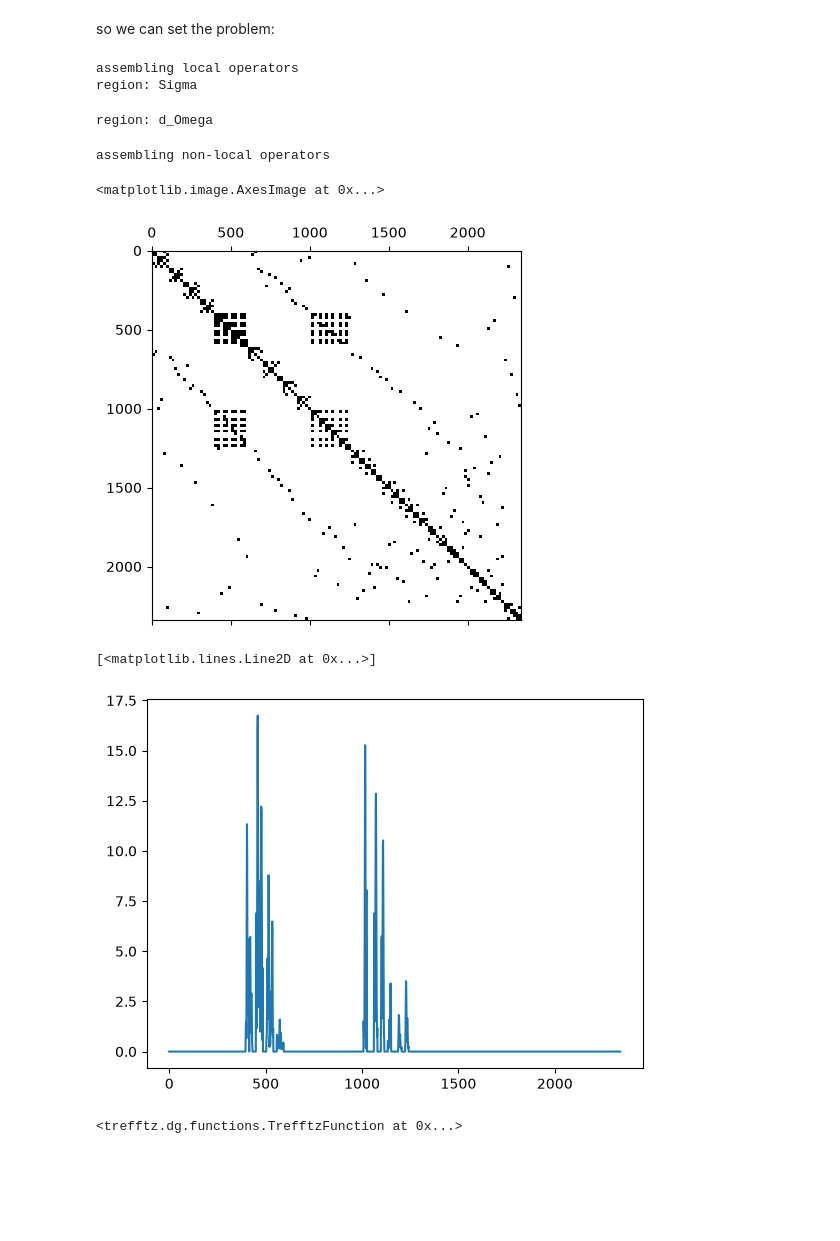
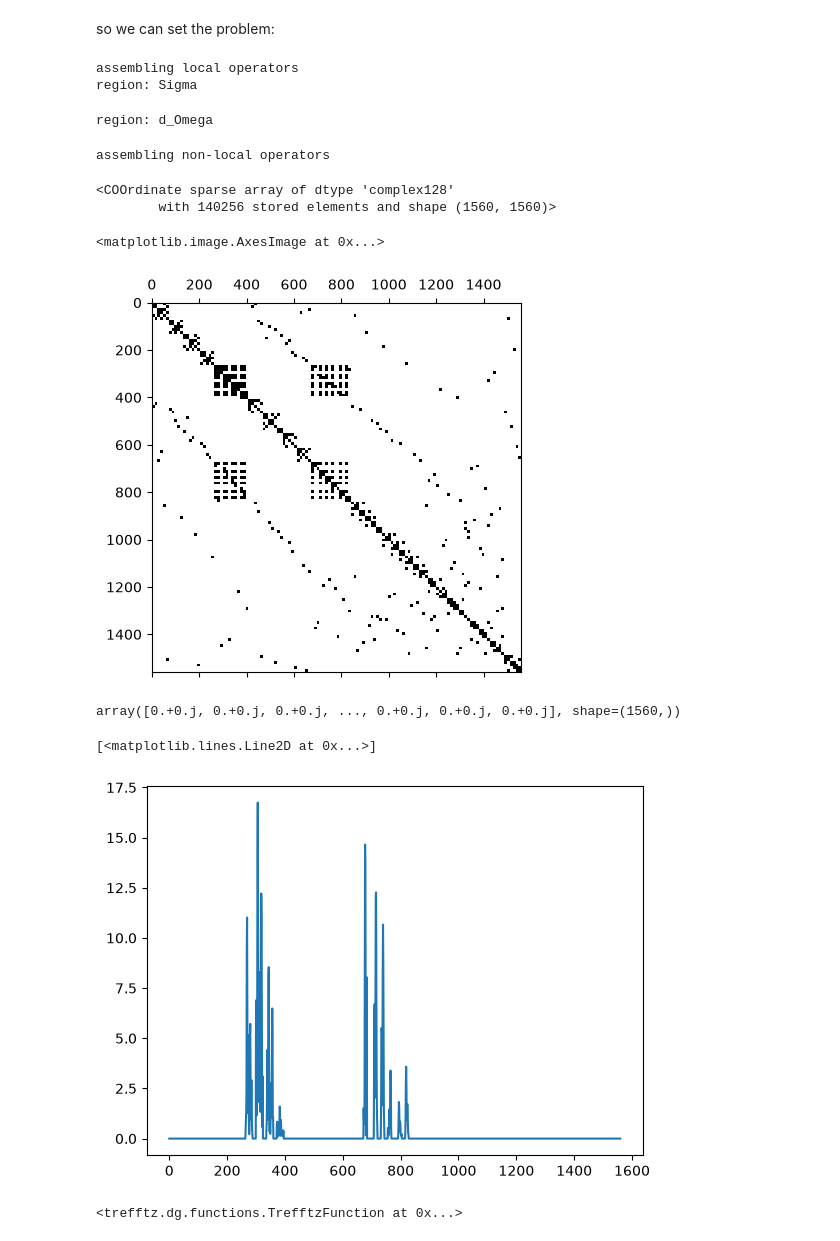
Before and after one commit to MPenaR/Trefftz, a Jupyter notebook: notebooks/open_space_dielectric.ipynb, the cells around one changed output. Saved outputs shown, nothing was run; the diff lists cells and outputs as text; code cells hidden in the pictures; blank space fills up the shorter version.

```diff
--- a/notebooks/open_space_dielectric.ipynb
+++ b/notebooks/open_space_dielectric.ipynb
@@ -100,7 +121,7 @@ We should also choose a local basis
 # %%
 from trefftz.dg.basis import LinearlySpacedBasis
 k = 8.0
-Ntheta = 18
+Ntheta = 12
 basis = LinearlySpacedBasis(N_elements=mesh.n_triangles, refractive_index=refractive_index, k=k, N_theta=Ntheta)
 # %% [markdown]
 and an assembler:
@@ -122,26 +143,30 @@ so we can set the problem:
 from trefftz.problem import Problem
 P = Problem(mesh=mesh, wavenumber=k, basis=basis, boundary_conditions=boundary_conditions, assembler=assembler, direct_solver=True)
 # %%
-A = P.assemble_LHS()
+P.assemble_LHS()
 # %% [output]
 assembling local operators
 region: Sigma
 region: d_Omega
 assembling non-local operators
+<COOrdinate sparse array of dtype 'complex128'
+        with 140256 stored elements and shape (1560, 1560)>
 # %%
 import matplotlib.pyplot as plt
-plt.spy(A.toarray())
+plt.spy(P.A.toarray())
 # %% [output]
 <matplotlib.image.AxesImage at 0x...>
-[figure, old version]
+[figure, new version]
 # %%
-b = P.assemble_RHS()
+P.assemble_RHS()
+# %% [output]
+array([0.+0.j, 0.+0.j, 0.+0.j, ..., 0.+0.j, 0.+0.j, 0.+0.j], shape=(1560,))
 # %%
 import numpy as np
-plt.plot(np.abs(b))
+plt.plot(np.abs(P.b))
 # %% [output]
 [<matplotlib.lines.Line2D at 0x...>]
-[figure, old version]
+[figure, new version]
 # %%
 P.solve()
 # %% [output]
```
Also changed, not shown: parts of 9 cells of this notebook, 3 other files.
